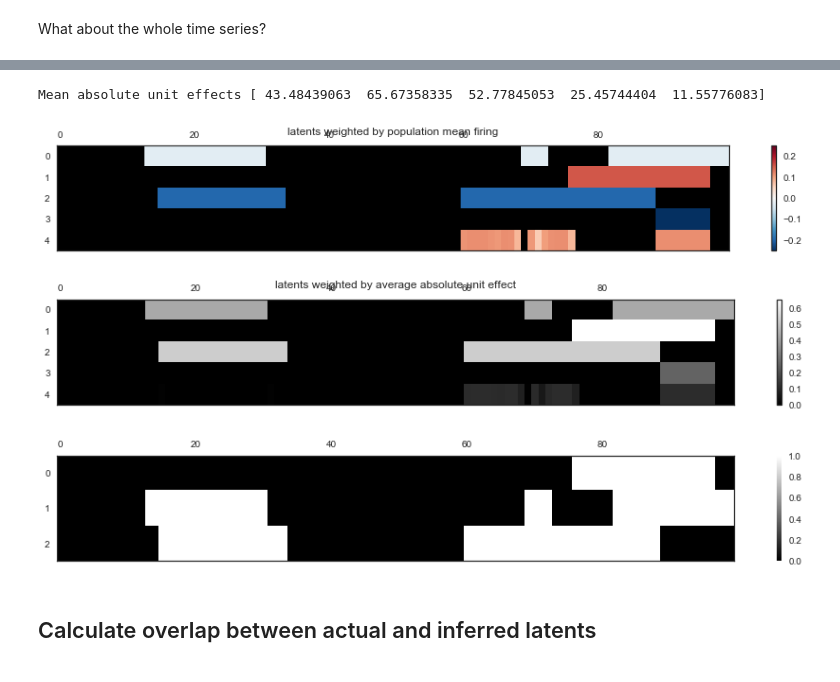
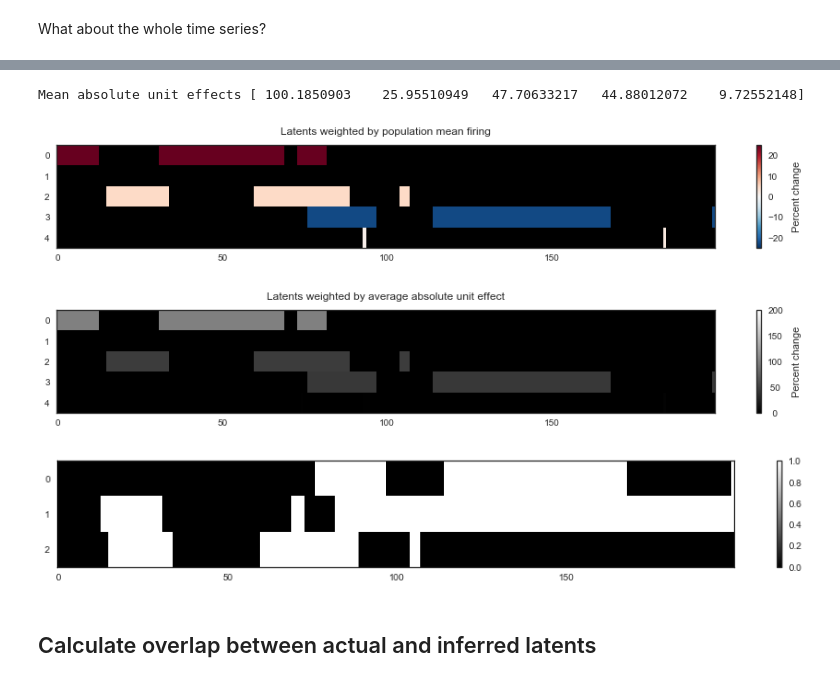
Before and after one commit to pearsonlab/spiketopics, a Jupyter notebook: experiments/synthetic/gamma_model_synthetic_timevary_baseline.ipynb, the cells around one changed output, grey strips where cells are left out. Saved outputs shown, nothing was run; the diff lists cells and outputs as text; code cells hidden in the pictures.

```diff
--- a/experiments/synthetic/gamma_model_synthetic_timevary_baseline.ipynb
+++ b/experiments/synthetic/gamma_model_synthetic_timevary_baseline.ipynb
@@ -33,8 +36,8 @@ savefigs = False
 ## Define model parameters
 # %%
 U = 20  # units
-dt_data = 1/100  # time bin for data generation
-dt = 1/100  # time bin for inference
+dt_data = 1/200  # time bin for data generation
+dt = 1/200  # time bin for inference
 trial_dur = 1  # trial duration (seconds)
 Tdata = int(trial_dur / dt_data)  # time points/frames
 T = int(trial_dur / dt)
@@ -163,7 +185,8 @@ $$
 # calculate rate within each time bin
 fr = bl * np.exp(chain.dot(np.log(lam)) + Xchain.dot(np.log(Xlam))) * dt_data
 fr += 1e-5  # in case we get exactly 0
-# fr = np.tile(fr, (1, Mtu)).ravel()
+if transient:
+    fr *= trans[:, np.newaxis]
 fr = np.tile(fr, (Mtu, 1))
 
 # add overdispersion
@@ -595,19 +579,12 @@ features = []
 for i in range(5):
     features.append("Feature {}".format(i))
 # %%
-if savefigs:
-    sns.set_context('talk')
-
-#Trng = (500, 1000)
 with sns.axes_style("white"):
     plt.figure(figsize=(20, 2))
     ax = plt.matshow(chain.T, vmin=0, vmax=1);
 # matshow(chain.T[:, slice(*Trng)], vmin=0, vmax=1);
 plt.yticks(xrange(len(Xs)), Xs[:3])
 plt.xlabel('Actual States')
-
-if savefigs:
-    plt.savefig('synthetic_actual.svg', format="svg", bbox_inches='tight')
 
 xi = gpm.nodes['HMM'].nodes['z'].z[1]
 xi = np.repeat(xi, bin_ratio, axis=0) # upsample xi
@@ -621,9 +598,4 @@ with sns.axes_style("white"):
     ax = plt.matshow(xishow, vmin=0, vmax=1);
 plt.yticks(xrange(len(features)), features)
 plt.xlabel('Inferred States')
-
-if savefigs:
-    plt.savefig('synthetic_inferred.svg', format="svg", bbox_inches='tight')
-
-# sns.set()
 # %% [output]
@@ -673,39 +646,42 @@ cmap.set_bad(color='k', alpha=1.0)
 # %%
 # scale z by population lambda
 th = gpm.nodes['fr_latents_mean']
 th_pars = np.c_[th.post_shape, th.post_rate].T
 effsize = (th_pars[1] / (th_pars[0] - 1)) - 1  # mean of posterior for mean effect size
 effmat = (effsize * xi).T
 effmat_cens = effmat.copy()
 effmat_cens[np.abs(effmat_cens) < 0.01] = np.nan
 
 # mean of abs unit lambda means
 lam_inf = gpm.nodes['fr_latents'].expected_x()
 lam_inf_bar = np.abs(lam_inf - 1).mean(axis=0)
 
 with sns.axes_style("white"):
-    norm = MidpointNormalize(midpoint=0., vmin=-.25, vmax=.25)
-    ax = plt.matshow(effmat_cens, aspect='auto', cmap=cmap, norm=norm);
+    norm = MidpointNormalize(midpoint=0., vmin=-25, vmax=25)
+    ax = plt.matshow(effmat_cens * 100, aspect='auto', cmap=cmap, norm=norm);
     cbar = plt.colorbar();
-    plt.title("latents weighted by population mean firing")
+    cbar.set_label('Percent change', labelpad=10)
+    plt.gca().xaxis.set_ticks_position('bottom')
+    plt.title("Latents weighted by population mean firing")
 
-    norm = MidpointNormalize(midpoint=0., vmin=-.25, vmax=.25)
-    ax = plt.matshow((lam_inf_bar * xi).T, aspect='auto', cmap='gray');
+    ax = plt.matshow((lam_inf_bar * xi).T * 100, aspect='auto', cmap='gray', vmax=200);
     cbar = plt.colorbar();
-    plt.title("latents weighted by average absolute unit effect")
+    ticks = [0, 50, 100, 150, 200]
+    cbar.set_ticks(ticks)
+    cbar.set_ticklabels(map(lambda x: '{:3d}'.format(x), ticks))
+    cbar.set_label('Percent change', labelpad=10)
+    plt.gca().xaxis.set_ticks_position('bottom')
+    plt.title("Latents weighted by average absolute unit effect")
 
-
-# cbar.set_ticks([-.25, -.125, 0, .125, .25])
-# cbar.set_ticklabels(['-28%', '-13%', '0%', '13%', '28%'])
-# matshow(effmat);
-matshow(chain.T, vmin=0, vmax=1); plt.colorbar();
+    matshow(chain.T, vmin=0, vmax=1); plt.colorbar();
+    plt.gca().xaxis.set_ticks_position('bottom')
 
 print "Mean absolute unit effects {}".format(lam_inf_bar * 100)
 # %% [output]
-Mean absolute unit effects [ 43.48439063  65.67358335  52.77845053  25.45744404  11.55776083]
+Mean absolute unit effects [ 100.1850903    25.95510949   47.70633217   44.88012072    9.72552148]
-[figure, old version]
+[figure, new version]
-[figure, old version]
+[figure, new version]
-[figure, old version]
+[figure, new version]
 # %% [markdown]
 ## Calculate overlap between actual and inferred latents
 # %%
```
Also changed, not shown: parts of 46 cells of this notebook, 2 other files.
